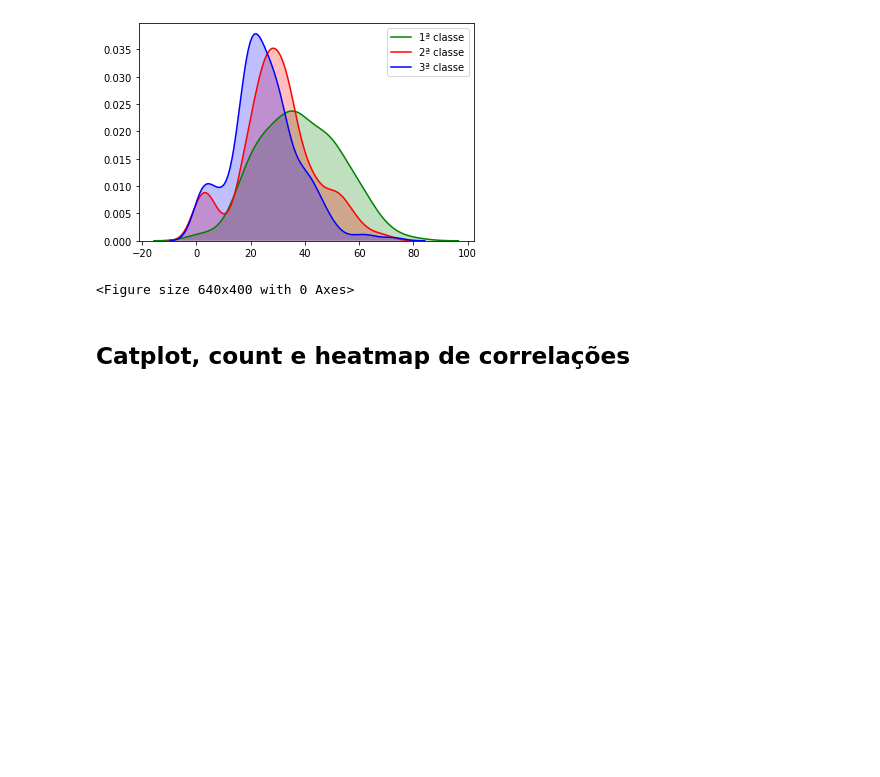
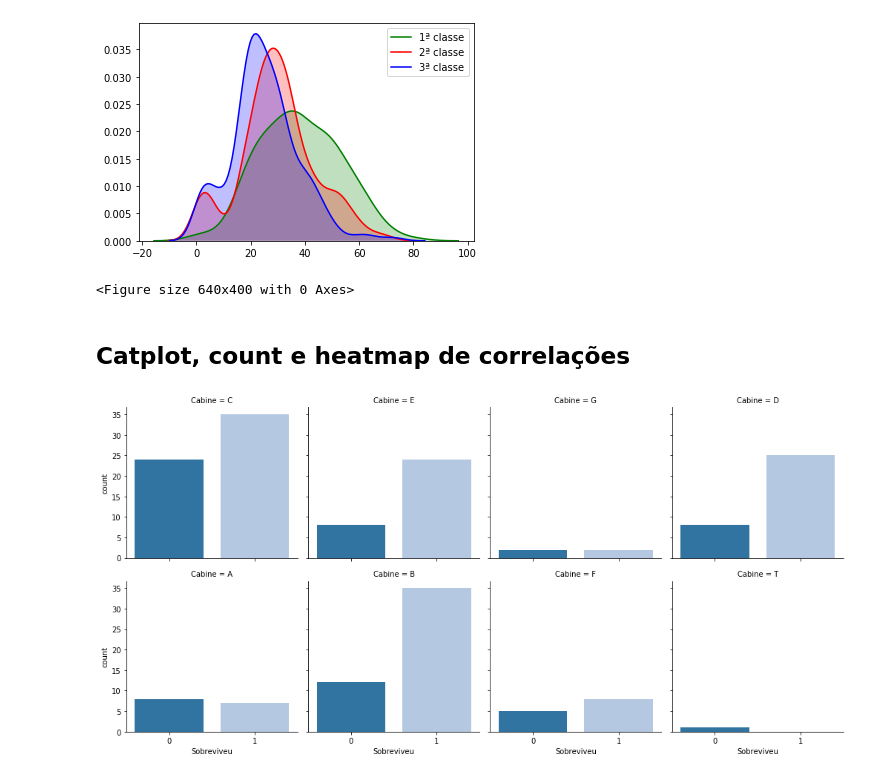
Before and after one commit to neriGabriel/data-science-machine-learning, a Jupyter notebook: modulo_visualizacao_dados.ipynb, the cells around one changed output. Cells and saved outputs as stored; diff of their text form; code cells hidden in the pictures; blank space fills up the shorter version.

Commit message:
add modulo final de visualizacao de dados

```diff
--- a/modulo_visualizacao_dados.ipynb
+++ b/modulo_visualizacao_dados.ipynb
@@ -420,3 +420,12 @@ plt.show()
 <Figure size 640x400 with 0 Axes>
 # %% [markdown]
 ## Catplot, count e heatmap de correlações
+# %%
+##col_wrap separa por linha a quantidade de graficos
+sns.catplot('Sobreviveu', col='Cabine', data=data[['Sobreviveu', 'Cabine']].dropna(), kind='count', height=3.5, col_wrap=4
+           , palette='tab20')
+
+
+plt.show()
+# %% [output]
+[figure, added]
```
Also changed, not shown: parts of 20 cells of this notebook.
